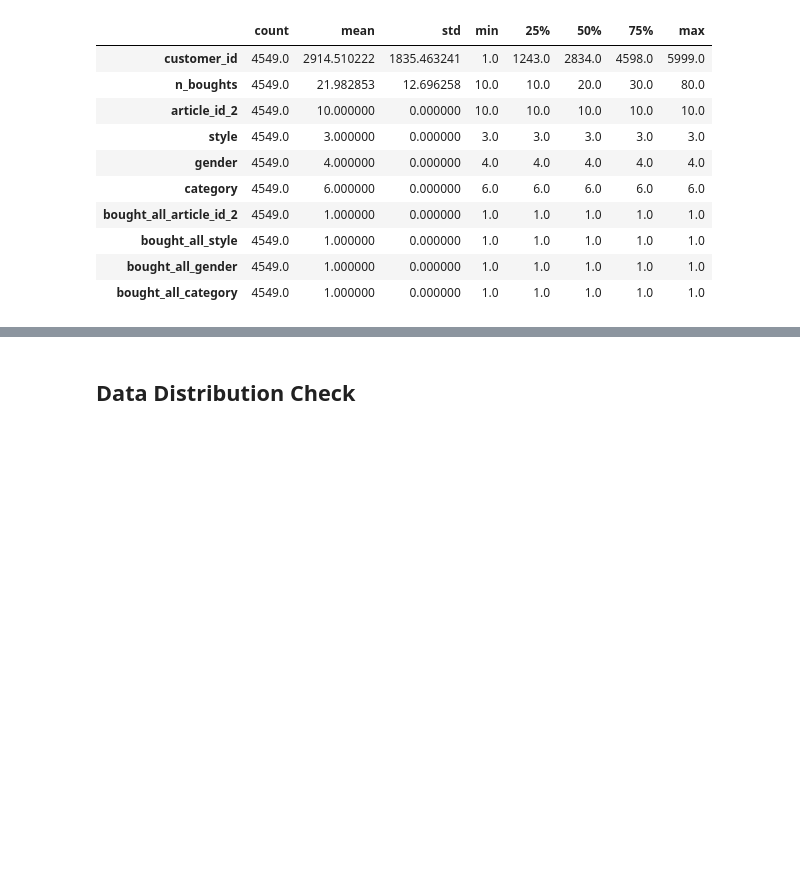
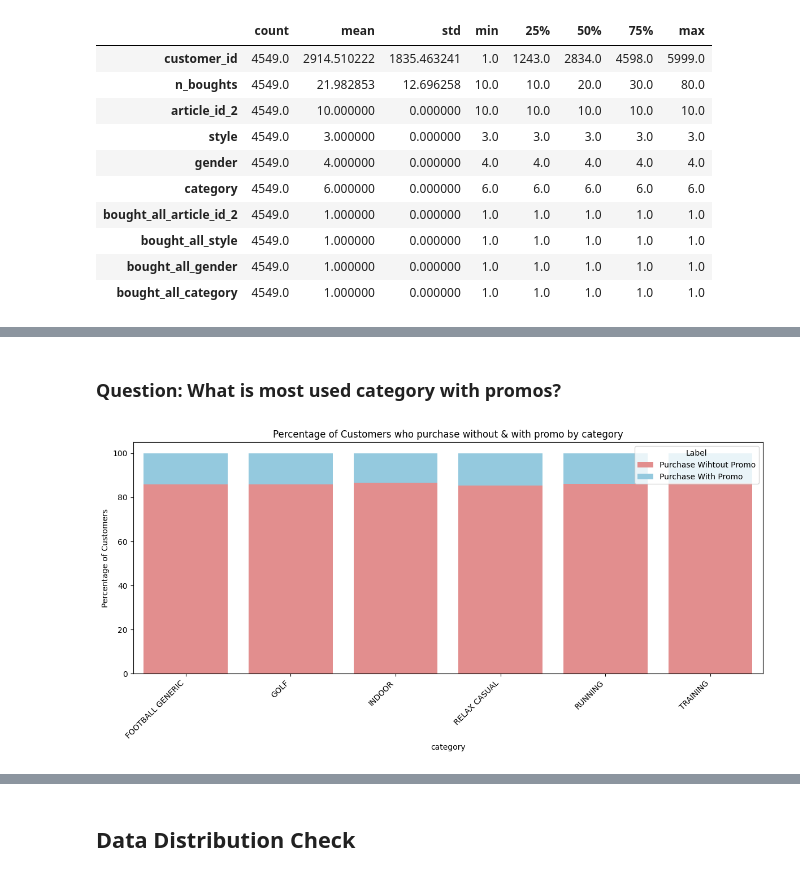
Before and after one commit to AhmedYousriSobhi/market_campain_imapct, a Jupyter notebook: nb_workspace/_1_data_raw_eda.ipynb, the cells around one changed output, grey strips where cells are left out. Cells and saved outputs as stored; diff of their text form; code cells hidden in the pictures; blank space fills up the shorter version.

```diff
--- a/nb_workspace/_1_data_raw_eda.ipynb
+++ b/nb_workspace/_1_data_raw_eda.ipynb
@@ -362,0 +489,7 @@ df_customer_status.describe().T
+# %% [markdown]
+### Question: What is most used category with promos?
+# %%
+feature_col, target_col = 'category', 'label'
+df_purchase_percentage_category = plot_purchase_percentage(df, target_col, feature_col, True)
+# %% [output]
+[figure, added]
```
Also changed, not shown: parts of 19 cells of this notebook, 8 other files.
